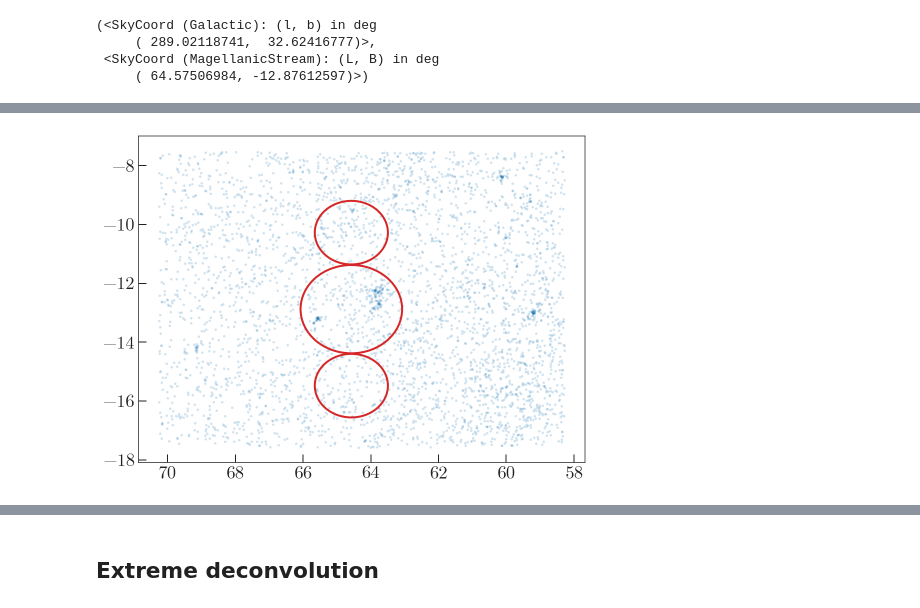
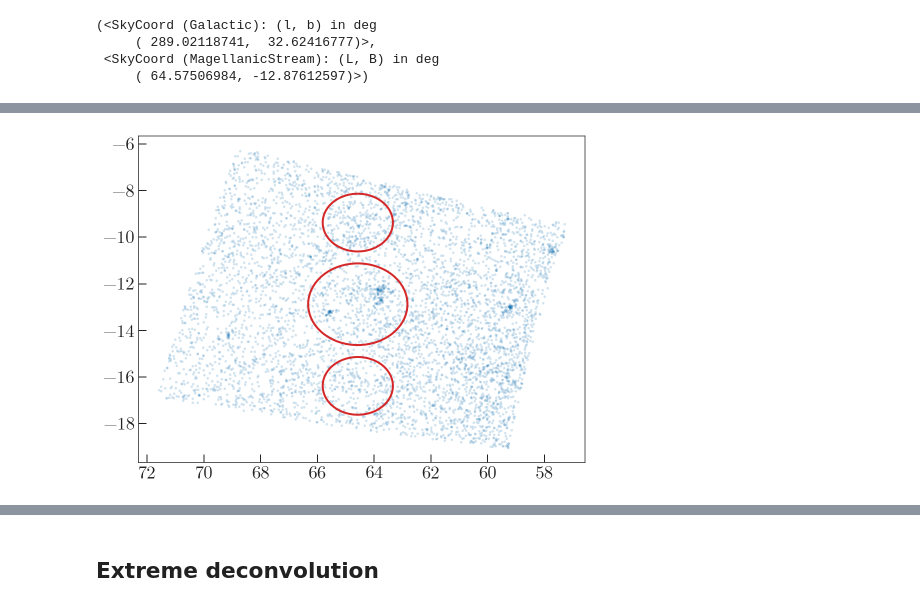
Before and after one commit to adrn/dr2-lmc-cluster, a Jupyter notebook: notebooks/Proper-motion-membership.ipynb, the cells around one changed output, grey strips where cells are left out. Drawn from its saved outputs; the diff is of its cells as text; code cells hidden in the pictures.

```diff
--- a/notebooks/Proper-motion-membership.ipynb
+++ b/notebooks/Proper-motion-membership.ipynb
@@ -30,4 +47,13 @@ from xdgmm import XDGMM
+# %%
+G0 = orig_g.G0
+BPRP = orig_g.BP0 - orig_g.RP0
+
+BPRP_err = np.sqrt((1/orig_g.phot_bp_mean_flux_over_error)**2 +
+                   (1/orig_g.phot_rp_mean_flux_over_error)**2)
+G_err = 1 / orig_g.phot_g_mean_flux_over_error
+
+bprp_mask = (BPRP < 0.35) & np.isfinite(BPRP)
 # %%
-g = GaiaData('../data/LA-gaia-result.fits')
+g = orig_g[bprp_mask]
 c = g.get_skycoord(distance=False)
 mag_c = c.transform_to(gc.MagellanicStream)
@@ -53,6 +61,10 @@ mag_c = c.transform_to(gc.MagellanicStream)
 cluster_c = coord.SkyCoord(ra=179.5*u.deg,
                            dec=-28.8*u.deg)
 cluster_mag_c = cluster_c.transform_to(gc.MagellanicStream)
+
+cluster_rad = 1.75 # deg
+control_rad = cluster_rad / np.sqrt(2)
+
 cluster_c.galactic, cluster_mag_c
 # %% [output]
 (<SkyCoord (Galactic): (l, b) in deg
@@ -94,24 +94,24 @@ WARNING: UnitsWarning: 'dex' did not parse as fits unit: At col 0, Unit 'dex' no
 # %%
 seed_locs = coord.SkyCoord(L=[cluster_mag_c.L.degree,
                               cluster_mag_c.L.degree]*u.deg,
-                           B=[cluster_mag_c.B.degree + 2.6,
-                              cluster_mag_c.B.degree - 2.6]*u.deg,
+                           B=[cluster_mag_c.B.degree + 3.5,
+                              cluster_mag_c.B.degree - 3.5]*u.deg,
                            frame=gc.MagellanicStream)
 # %%
 fig, ax = plt.subplots(1, 1, figsize=(8, 6))
 
 ax.plot(mag_c.L, mag_c.B, marker='.', ls='none', alpha=0.2)
 ax.add_patch(mpl.patches.Circle((cluster_mag_c.L.degree, cluster_mag_c.B.degree),
-                                radius=1.5, facecolor='none',
+                                radius=cluster_rad, facecolor='none',
                                 edgecolor='tab:red', zorder=100, linewidth=2))
 ax.invert_xaxis()
 
 for seed in seed_locs:
     ax.add_patch(mpl.patches.Circle((seed.L.degree, seed.B.degree),
-                                     radius=1.08, facecolor='none',
+                                     radius=control_rad, facecolor='none',
                                      edgecolor='tab:red', zorder=100, linewidth=2))
 # %% [output]
-[figure, old version]
+[figure, new version]
 # %%
 control_mask = np.zeros(len(g)).astype(bool)
 for seed in seed_locs:
```
Also changed, not shown: parts of 63 cells of this notebook.
